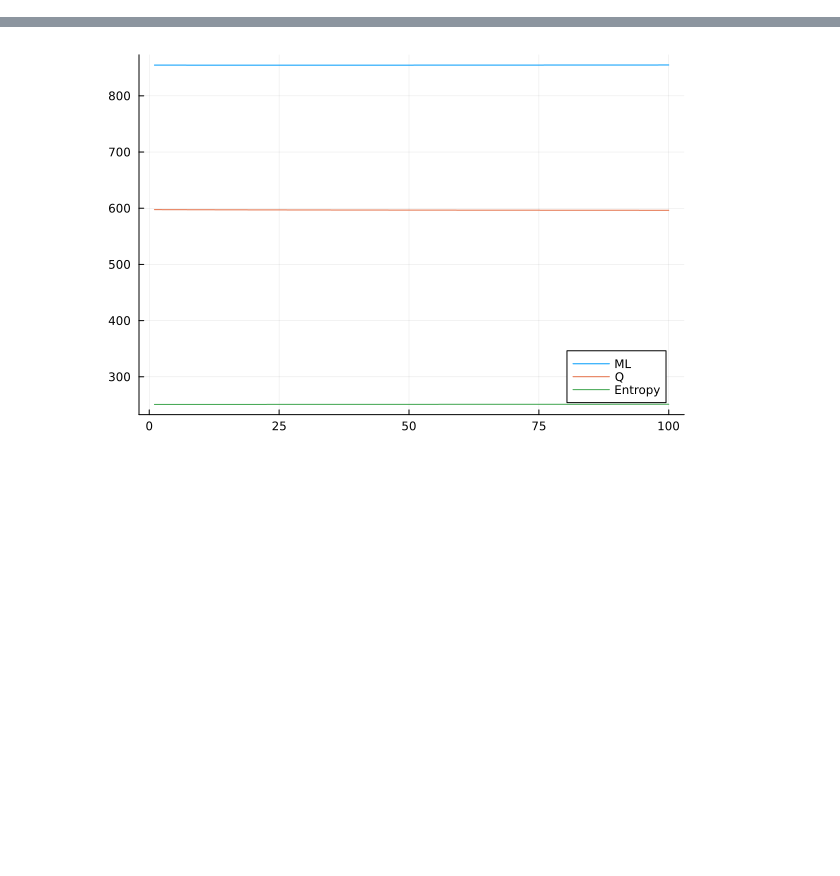
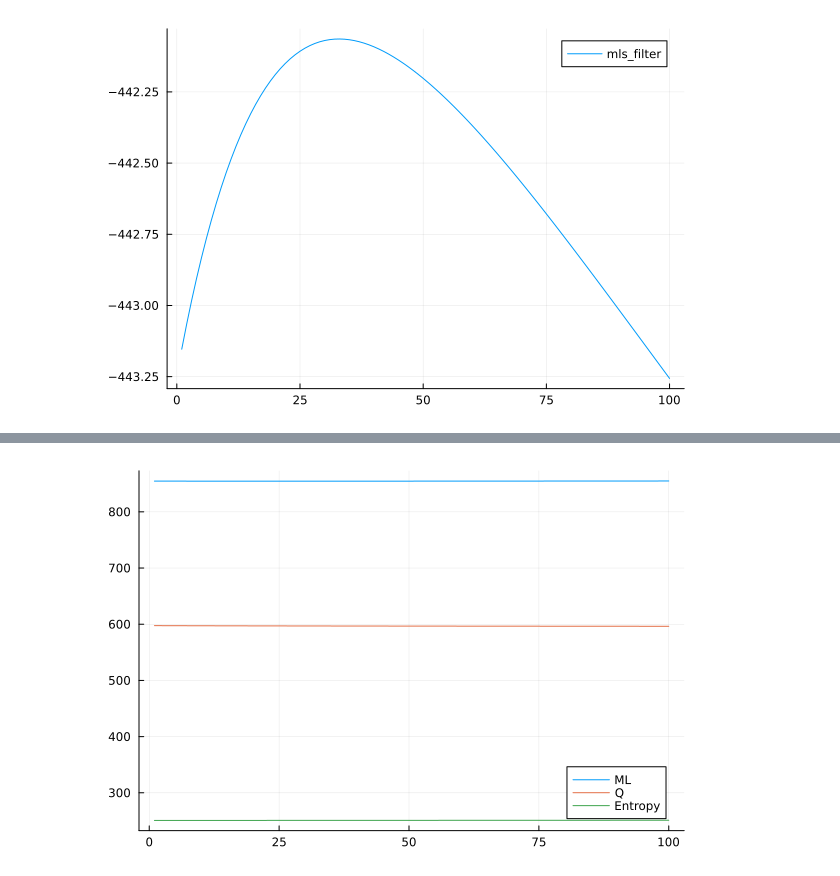
Before and after one commit to depasquale-lab/StateSpaceDynamics.jl, a Jupyter notebook: notebooks/LDS.ipynb, the cells around one changed output, grey strips where cells are left out. Drawn from its saved outputs; the diff is of its cells as text; code cells hidden in the pictures; blank space fills up the shorter version.

```diff
--- a/notebooks/LDS.ipynb
+++ b/notebooks/LDS.ipynb
@@ -72,0 +87,34 @@ plot(lls)
+# %%
+mls_filter = []
+mls = []
+mls_monte_carlo = []
+for i in 1:100
+    # get state params
+    A, Q, x0, p0 = StateSpaceDynamics.stateparams(lds)
+    # get obs params
+    C, R = StateSpaceDynamics.obsparams(lds)
+
+    lds_1 = StateSpaceDynamics.LDS(;A=A, H=C, Q=Q, R=R, x0=x0, p0=P0, obs_dim=2, latent_dim=2)
+    # lds_2 = StateSpaceDynamics.LDS(;A=A, H=C, Q=Q, R=R, x0=x0, p0=P0, obs_dim=2, latent_dim=2)
+    # lds_3 = StateSpaceDynamics.LDS(;A=A, H=C, Q=Q, R=R, x0=x0, p0=P0, obs_dim=2, latent_dim=2)
+    # filter each series individually
+    x_filt, p_filt, x_pred, p_pred, v, S, K, ml_1 = StateSpaceDynamics.KalmanFilter(lds_1, y[1, :, :])
+    # x_filt, p_filt, x_pred, p_pred, v, S, K, ml_2 = StateSpaceDynamics.KalmanFilter(lds_2, y[2, :, :])
+    # x_filt, p_filt, x_pred, p_pred, v, S, K, ml_3 = StateSpaceDynamics.KalmanFilter(lds_3, y[3, :, :])
+
+    # calculate monte carlo estimates
+    x_sm, p_sm, p_sm_1, ent = StateSpaceDynamics.smooth(lds, y)
+
+    monte_carlo_estimate = sum([logpdf(MvNormal(lds.obs_model.C * x_sm[1, t, :], lds.obs_model.R), y[1, t, :]) for t in axes(y, 2)])
+
+    push!(mls_monte_carlo, monte_carlo_estimate)
+
+    lls, norms = fit!(lds, y, max_iter=1)
+
+    push!(mls_filter, ml_1)
+    push!(mls, lls)
+end
+# %%
+plot(mls_monte_carlo, label="mls_filter")
+# %% [output]
+[figure, added]
```
Also changed, not shown: parts of 15 cells of this notebook, 9 other files.
